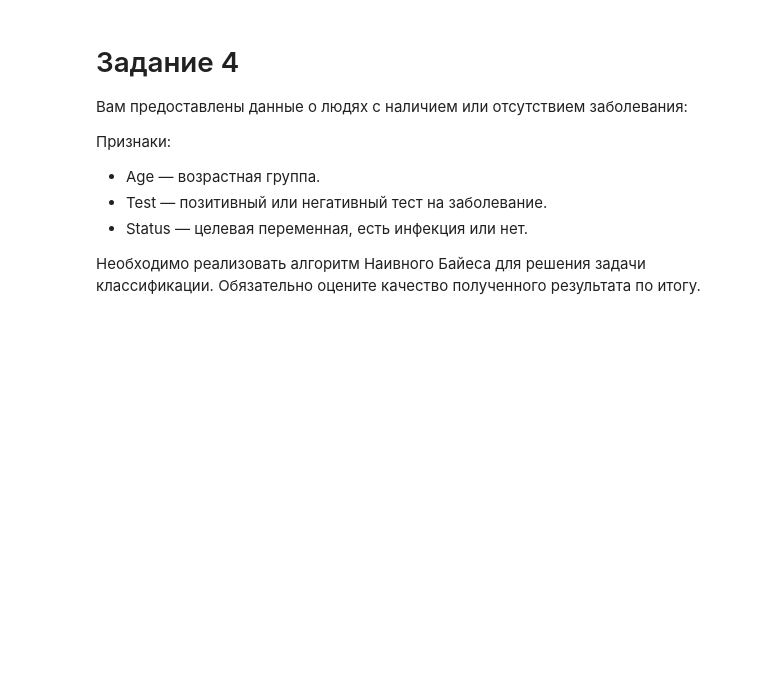
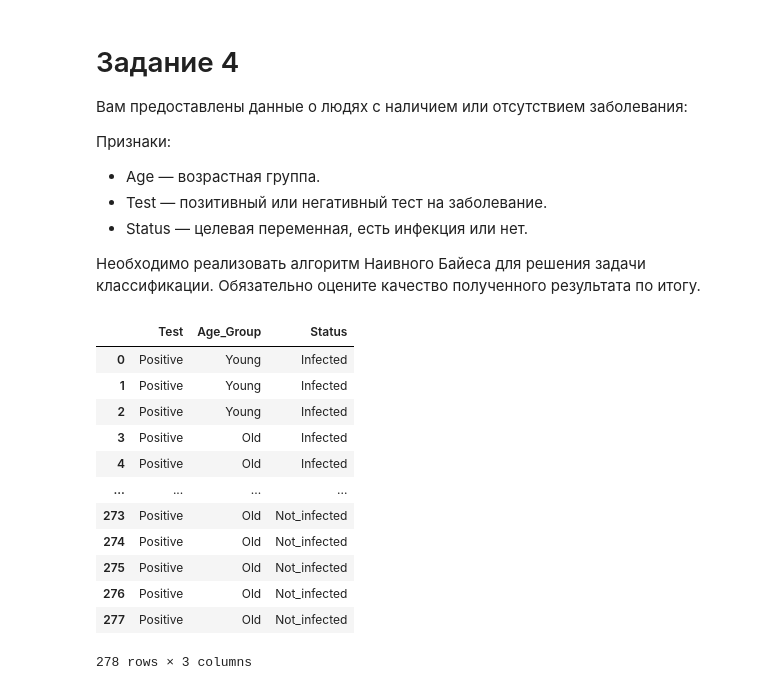
Before and after one commit to nikolay-grudanov/MEPHI-SF_ML, a Jupyter notebook: academic-semester-1/mathematical_analysis_and_probability_theory/exam/exam.ipynb, the cells around one changed output. Cells and saved outputs as stored; diff of their text form; code cells hidden in the pictures; blank space fills up the shorter version.

```diff
--- a/academic-semester-1/mathematical_analysis_and_probability_theory/exam/exam.ipynb
+++ b/academic-semester-1/mathematical_analysis_and_probability_theory/exam/exam.ipynb
@@ -221,3 +464,22 @@ $$\frac{x^{2}}{4}+y^{2}=5$$
 * Status — целевая переменная, есть инфекция или нет.
 
 Необходимо реализовать алгоритм Наивного Байеса для решения задачи классификации. Обязательно оцените качество полученного результата по итогу.
+# %%
+# Загрузка данных
+data = pd.read_csv("data/asset-v1_SkillFactory+MIFIML-1sem+2024+type@asset+block@sf_exam.csv")
+# %%
+data
+# %% [output]
+|  | Test | Age_Group | Status |
+| 0 | Positive | Young | Infected |
+| 1 | Positive | Young | Infected |
+| 2 | Positive | Young | Infected |
+| 3 | Positive | Old | Infected |
+| 4 | Positive | Old | Infected |
+| ... | ... | ... | ... |
+| 273 | Positive | Old | Not_infected |
+| 274 | Positive | Old | Not_infected |
+| 275 | Positive | Old | Not_infected |
+| 276 | Positive | Old | Not_infected |
+| 277 | Positive | Old | Not_infected |
+278 rows × 3 columns
```
Also changed, not shown: parts of 31 cells of this notebook, 1 other file.
